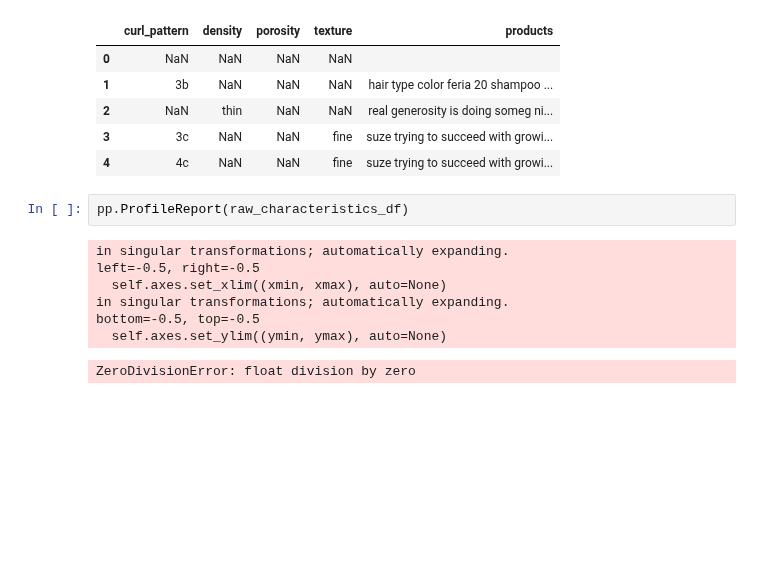
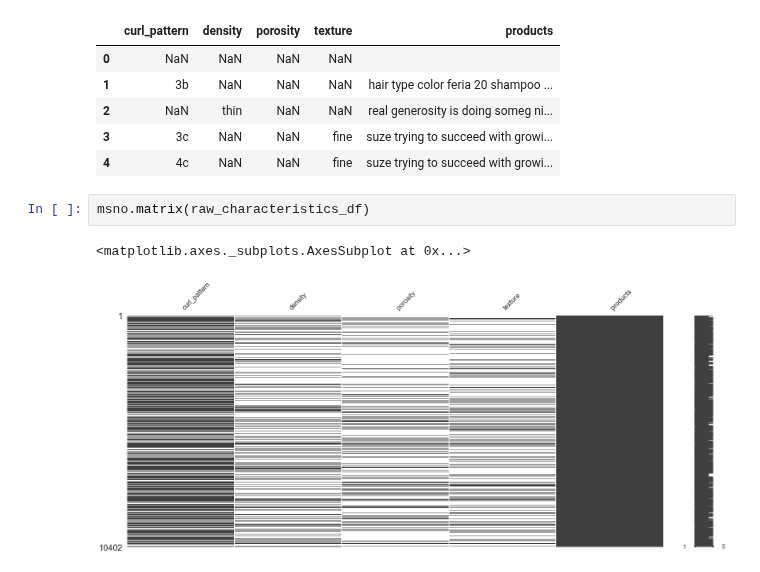
Before and after one commit to 99KHayes/products-for-curlies, a Jupyter notebook: notebooks/02_processing/20190830-kph-full-data-set-processing.ipynb, the cells around one changed output. Saved outputs shown, nothing was run; the diff lists cells and outputs as text; blank space fills up the shorter version.

```diff
--- a/notebooks/02_processing/20190830-kph-full-data-set-processing.ipynb
+++ b/notebooks/02_processing/20190830-kph-full-data-set-processing.ipynb
@@ -55,13 +59,8 @@ raw_characteristics_df.head()
 | 2 | NaN | thin | NaN | NaN | real generosity is doing someg ni... |
 | 3 | 3c | NaN | NaN | fine | suze trying to succeed with growi... |
 | 4 | 4c | NaN | NaN | fine | suze trying to succeed with growi... |
-# %%
-pp.ProfileReport(raw_characteristics_df)
-# %% [output]
-in singular transformations; automatically expanding.
-left=-0.5, right=-0.5
-  self.axes.set_xlim((xmin, xmax), auto=None)
-in singular transformations; automatically expanding.
-bottom=-0.5, top=-0.5
-  self.axes.set_ylim((ymin, ymax), auto=None)
-ZeroDivisionError: float division by zero
+# %%
+msno.matrix(raw_characteristics_df)
+# %% [output]
+<matplotlib.axes._subplots.AxesSubplot at 0x...>
+[figure, added]
```
Also changed, not shown: parts of 5 cells of this notebook.
